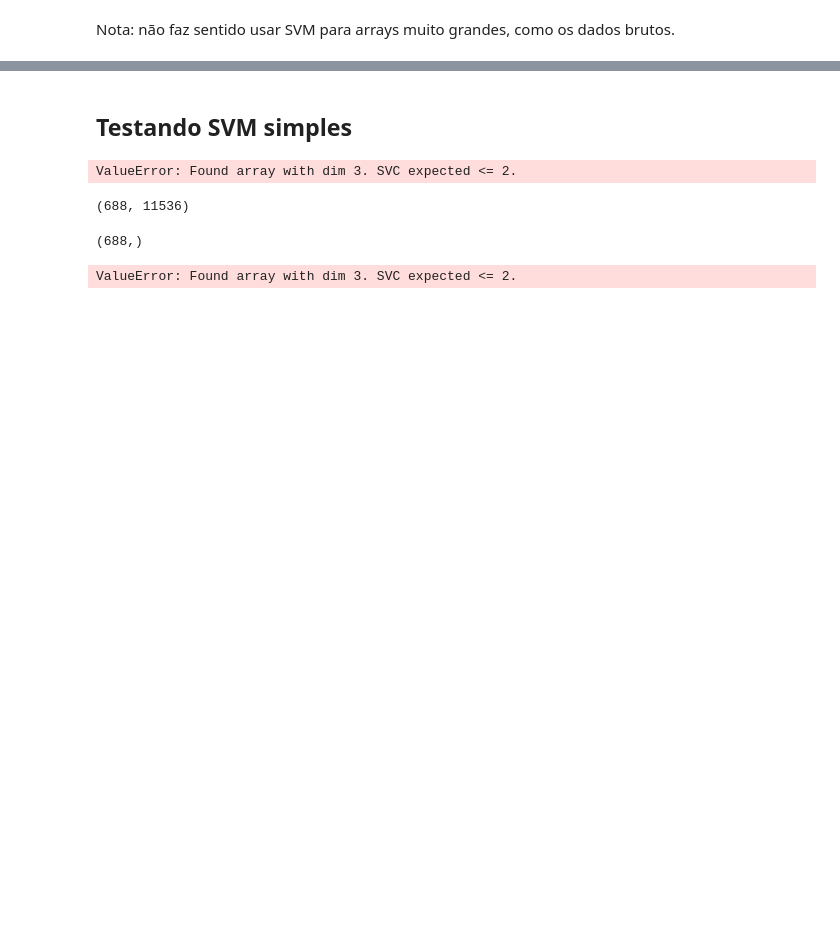
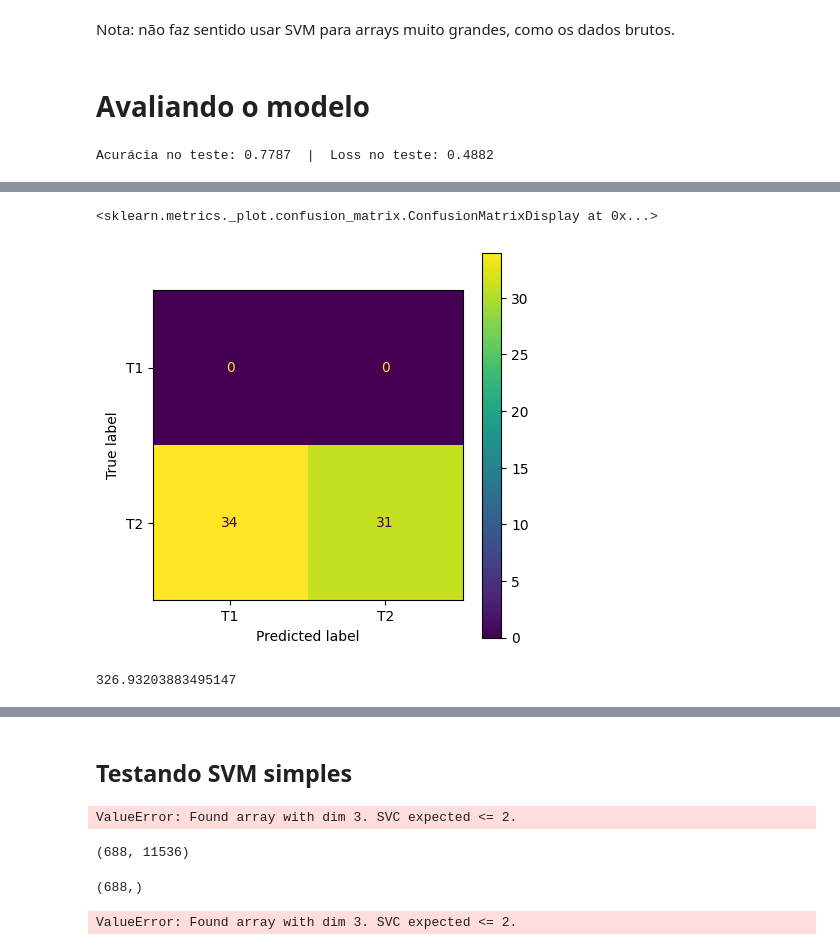
Before and after one commit to Enenon/bci-labios, a Jupyter notebook: criacao do modelo/modelo redes.ipynb, the cells around one changed output, grey strips where cells are left out. Cells and saved outputs as stored; diff of their text form; code cells hidden in the pictures; blank space fills up the shorter version.

Commit message:
Melhorei o código modelo redes.ipynb
Botei a métrica da val_accuracy no meu modelo, consertei a matriz confusão e organizei o código

```diff
--- a/criacao do modelo/modelo redes.ipynb
+++ b/criacao do modelo/modelo redes.ipynb
@@ -38,0 +45,9 @@ Tamanho de x: (647, 16, 721)
+# %%
+with np.load(data_dir+'\\x fernando.npz') as xx:
+    for item in xx.files:
+        x = xx[item]
+with np.load(data_dir+'\\y fernando.npz') as yy:
+    for item in yy.files:
+        y = yy[item]
+
+print('Dataset .npz encontrado!')
@@ -60,7 +83,7 @@ model.add(MaxPooling1D(pool_size=(2,)))
 model.add(Flatten())
 model.add(Dense(units=60, activation='relu'))
 model.add(Dense(units=1, activation='sigmoid'))
-model.compile(loss='binary_crossentropy')
+model.compile(loss='binary_crossentropy', metrics=['accuracy'])
 
-hist = model.fit(x_train,y_train, epochs=1,validation_data=(x_test,y_test))
+hist = model.fit(x_train,y_train, epochs=10,validation_data=(x_test,y_test))
 # %% [output]
@@ -68,3 +110,4 @@ hist = model.fit(x_train,y_train, epochs=1,validation_data=(x_test,y_test))
 # %%
-model(x_test)
+for i, j in enumerate(model(x_test)):
+    print(round(j.numpy()[0],2), y_test[i])
 # %% [output]
@@ -124,7 +150,7 @@ model.compile(
 history = model.fit(
     x_train, y_train,
     epochs=35,
-    validation_data=(X_test, y_test),
+    validation_data=(x_test, y_test),
     verbose=1
 )
 # %% [output]
@@ -132,2 +175,25 @@ NameError: name 'Adam' is not defined
 # %% [markdown]
 Nota: não faz sentido usar SVM para arrays muito grandes, como os dados brutos.
+# %% [markdown]
+# Avaliando o modelo
+# %%
+test_loss, test_acc = model.evaluate(x_test, y_test, verbose=0)
+print(f"Acurácia no teste: {test_acc:.4f}  |  Loss no teste: {test_loss:.4f}")
+# %% [output]
+Acurácia no teste: 0.7787  |  Loss no teste: 0.4882
+# %%
+from sklearn.metrics import ConfusionMatrixDisplay, confusion_matrix
+import matplotlib.pyplot as plt
+
+#Make predictions
+y_probs = model.predict(x_test)
+#Convert prediction probabilities into integers
+y_preds = [int(round(i)) for i in y_probs[:,0]]
+#Confusion matrix
+cm=confusion_matrix(y_preds,y_test)
+#
+label_names = ["T1","T2"]
+disp=ConfusionMatrixDisplay(confusion_matrix=cm,display_labels=label_names)
+fig, ax = plt.subplots(figsize=(5,5))
+disp.plot(ax=ax)
+# %% [output]
@@ -133,0 +201,6 @@ Nota: não faz sentido usar SVM para arrays muito grandes, como os dados brutos.
+<sklearn.metrics._plot.confusion_matrix.ConfusionMatrixDisplay at 0x...>
+[figure, new version]
+# %%
+T1l.shape[1]/721
+# %% [output]
+326.93203883495147
```
Also changed, not shown: parts of 14 cells of this notebook.
